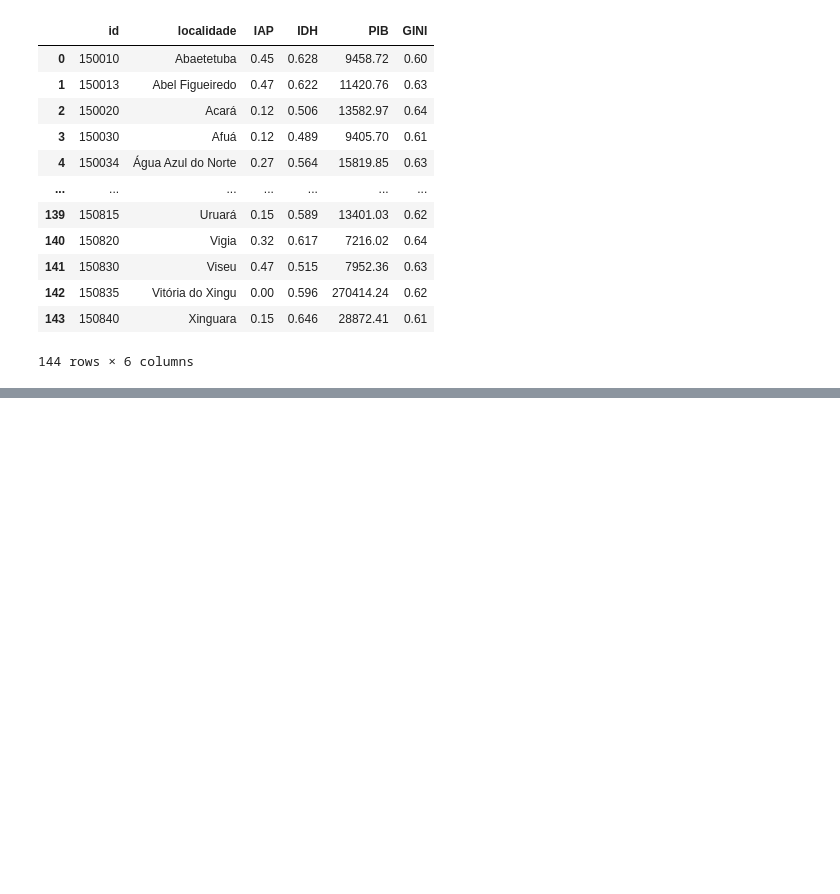
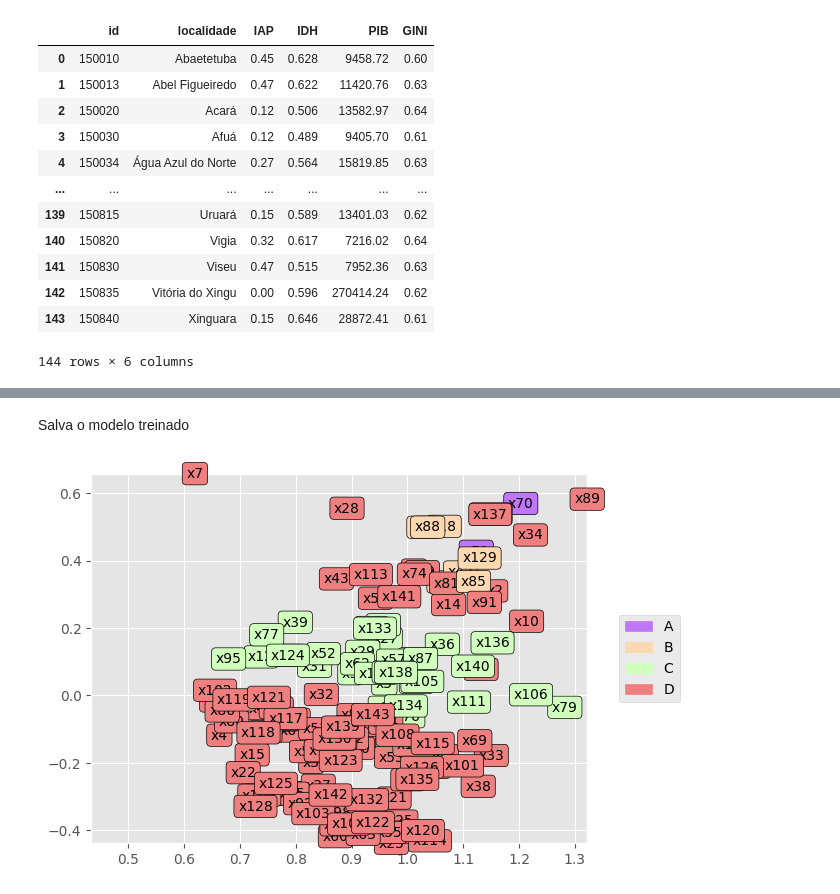
Before and after one commit to jlucioDev/woman_victims_v3, a Jupyter notebook: main.ipynb, the cells around one changed output, grey strips where cells are left out. Drawn from its saved outputs; the diff is of its cells as text; code cells hidden in the pictures; blank space fills up the shorter version.

```diff
--- a/main.ipynb
+++ b/main.ipynb
@@ -85,0 +235,3 @@ df_munic
+# %%
+# Train Model
+models = tree_e_tri_b.tree_electre_tri_b(X, target_assignment = target, W = W, Q = Q, P = P, V = V, B = B, cut_level = cut_level, rule = rule, number_of_classes = classes, elite = elite, eta = eta, mu = mu, population_size = size, mutation_rate = rate, generations = generations, samples = samples, number_of_models = models)
@@ -85,0 +256,10 @@ df_munic
+# %% [markdown]
+Salva o modelo treinado
+# %%
+# Predict
+prediction, solutions = tree_e_tri_b.predict(models, X, verbose = False, rule = rule)
+# %%
+# Plot - Tree Model
+util_e_tri_b.plot_points(X, prediction)
+# %% [output]
+[figure, added]
```
Also changed, not shown: parts of 18 cells of this notebook, 6 other files.
